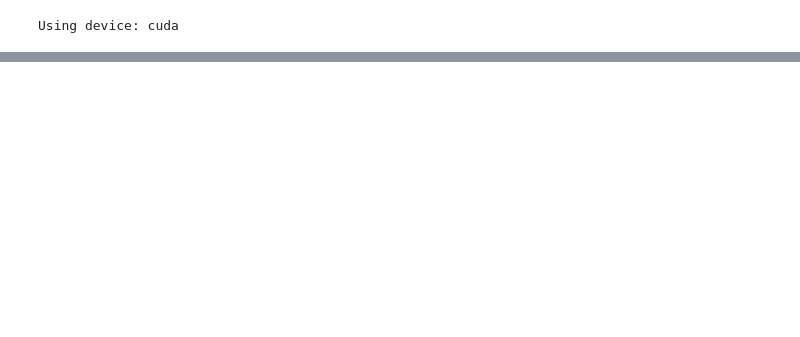
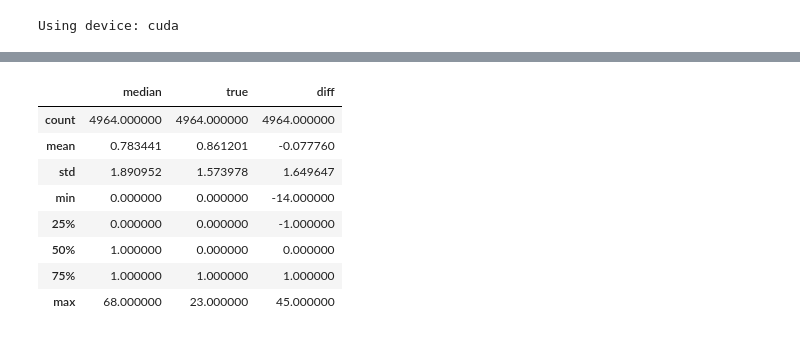
Before and after one commit to skyrimer/ARWCASP, a Jupyter notebook: model/pipeline.ipynb, the cells around one changed output, grey strips where cells are left out. Drawn from its saved outputs; the diff is of its cells as text; code cells hidden in the pictures; blank space fills up the shorter version.

```diff
--- a/model/pipeline.ipynb
+++ b/model/pipeline.ipynb
@@ -104,0 +225,12 @@ print("Best parameters:", results_df.loc[0].to_dict())
+# %%
+check[["median", "true", "diff"]].describe()
+# %% [output]
+|  | median | true | diff |
+| count | 4964.000000 | 4964.000000 | 4964.000000 |
+| mean | 0.783441 | 0.861201 | -0.077760 |
+| std | 1.890952 | 1.573978 | 1.649647 |
+| min | 0.000000 | 0.000000 | -14.000000 |
+| 25% | 0.000000 | 0.000000 | -1.000000 |
+| 50% | 1.000000 | 0.000000 | 0.000000 |
+| 75% | 1.000000 | 1.000000 | 1.000000 |
+| max | 68.000000 | 23.000000 | 45.000000 |
```
Also changed, not shown: parts of 16 cells of this notebook, 5 other files.
